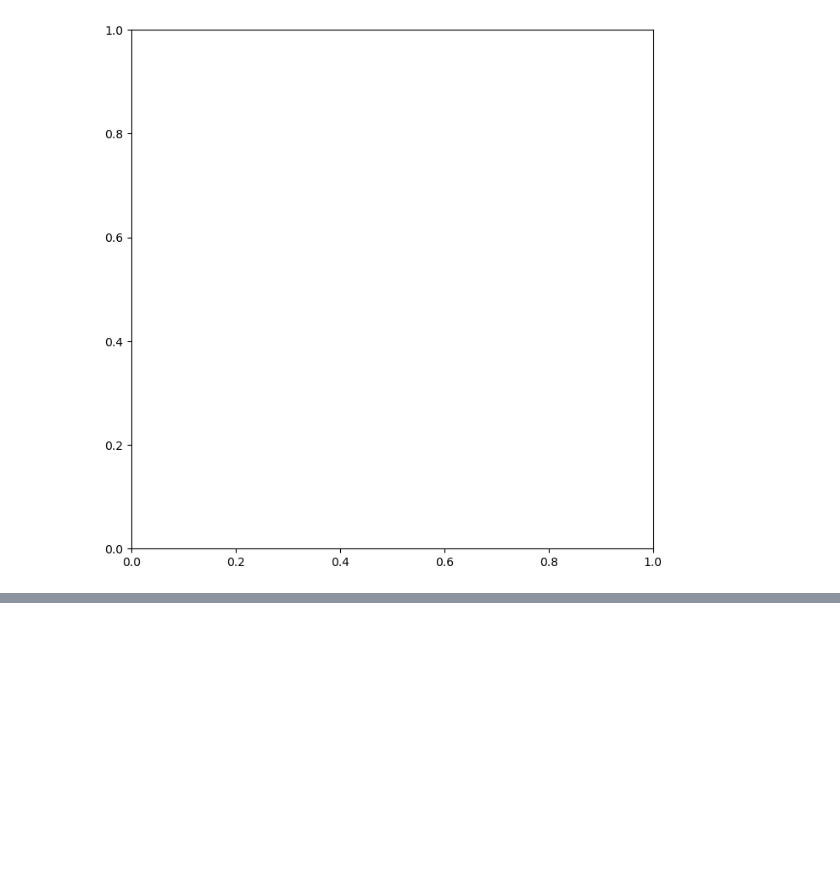
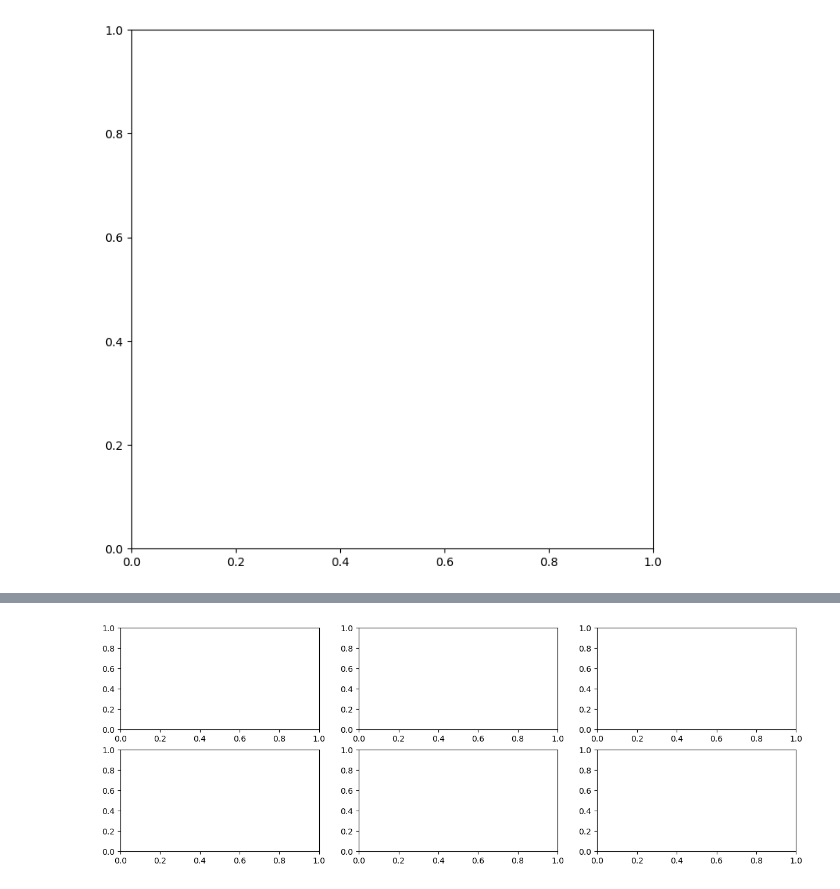
Before and after one commit to FenilMavani/DataAnlytics, a Jupyter notebook: chapter2.ipynb, the cells around one changed output, grey strips where cells are left out. Saved outputs shown, nothing was run; the diff lists cells and outputs as text; code cells hidden in the pictures; blank space fills up the shorter version.

```diff
--- a/chapter2.ipynb
+++ b/chapter2.ipynb
@@ -191,0 +197,4 @@ Text(0.5, 1.0, 'Plot of X vs Y')
+# %%
+fig, axes = subplots(nrows=2, ncols=3, figsize=(15, 5))
+# %% [output]
+[figure, added]
```
Also changed, not shown: parts of 13 cells of this notebook, 4 other files.
